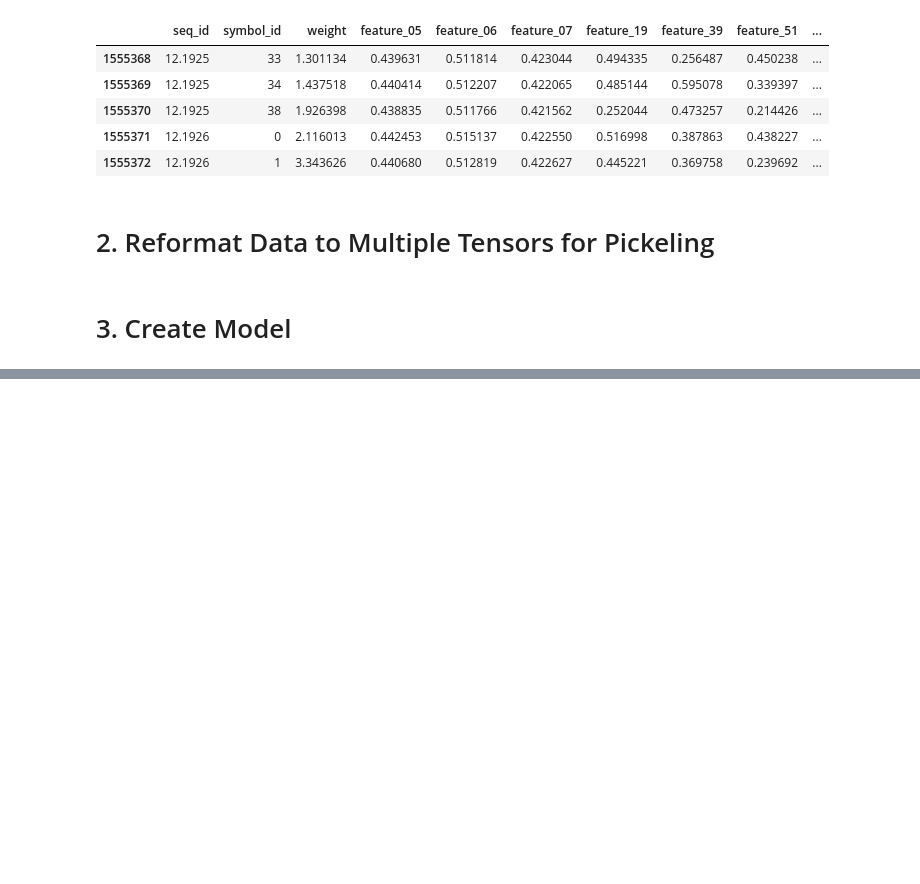
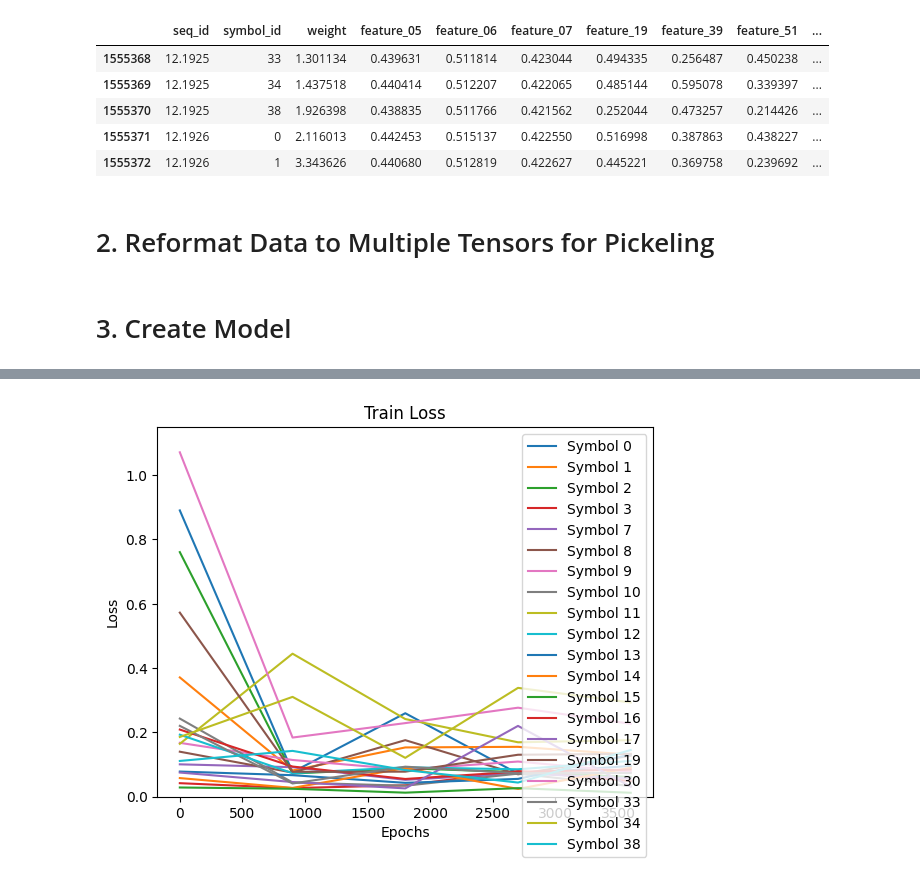
Before and after one commit to afan104/jane_street_stock_market_lstm, a Jupyter notebook: new.ipynb, the cells around one changed output, grey strips where cells are left out. Drawn from its saved outputs; the diff is of its cells as text; code cells hidden in the pictures; blank space fills up the shorter version.

Commit message:
model succcessfully trained

```diff
--- a/new.ipynb
+++ b/new.ipynb
@@ -239,8 +240,8 @@ class StockDataset(Dataset):
     def __len__(self): # number input output combos
         return len(self.data) - self.seq_len
     def __getitem__(self, idx):
-        x = self.data[idx:idx+self.seq_len,:11] # 1 to 11
-        y = self.data[idx+self.seq_len,11] # column 12
+        x = self.data[idx:idx+self.seq_len,:11]
+        y = self.data[idx+self.seq_len,:11]
         return x, y
 
 def get_dataloader(f, seq_len=100, batch_size=32):
@@ -251,7 +252,7 @@ def get_dataloader(f, seq_len=100, batch_size=32):
 # Train model
 seq_len = 100 # train 100 rows at a time
 no_cols = subset_n + 1 # 10 features + 1 weight
-seq_out_size = 1 # predict 1 rows at a time
+seq_out_size = 12 # predict 12 columns for 1 day
 batch_size = 32
 hidden_size = 128
 stock_lstm = LSTM(seq_len, no_cols, seq_out_size, hidden_size=hidden_size)
@@ -263,6 +264,10 @@ optimizer = optim.Adam(stock_lstm.parameters(), lr=lr)
 # Define loss function
 loss_fn = nn.MSELoss()
 
+# loss logger
+testing_rate = 900
+loss_log = {str(sym):[] for sym in symbols}
+
 for sym in symbols:
     print("Training for symbol", sym)
     # Load pickled data
@@ -272,13 +277,12 @@ for sym in symbols:
 
     epochs = len(train_dataloader) # Number of batches, i.e. Number of Examples / Batch Size
     for epoch in tqdm(range(epochs), "Training Epochs"):
-
         predictors_train, targets_train = next(train_dataloader_iterator)
         targets_train = targets_train.unsqueeze(1)
 
         # Define hidden and memory states
-        hidden_train = torch.zeros(1, batch_size, hidden_size)
-        memory_train = torch.zeros(1, batch_size, hidden_size)
+        hidden_train = torch.zeros(12, batch_size, hidden_size)
+        memory_train = torch.zeros(12, batch_size, hidden_size)
 
         # Train model
         stock_lstm.train()
@@ -298,7 +302,8 @@ for sym in symbols:
         hidden_train = hidden_train_new.detach() # so version is 0 when backpropagating
         memory_train = memory_train_new.detach()
 
-        if epoch % (epochs//4) == 0:
+        if epoch % testing_rate == 0:
+            tqdm.write("Evaluating")
             # Test model
             f_test = f"./data/pickled_data/symbol{sym}_test.pt"
             test_dataloader = get_dataloader(f_test, seq_len=seq_len, batch_size=batch_size)
@@ -308,17 +313,19 @@ for sym in symbols:
             stock_lstm.eval()
             with torch.no_grad():
                 total_loss = 0
-                for test_epoch in tqdm(range(test_batch_count), "Test Epoch"):
+                for test_epoch in range(test_batch_count):
                     predictors_test, targets_test = next(test_dataloader_iterator)
 
                     # Define hidden and memory states
-                    hidden_test = torch.zeros(1, batch_size, hidden_size)
-                    memory_test = torch.zeros(1, batch_size, hidden_size)
+                    hidden_test = torch.zeros(12, batch_size, hidden_size)
+                    memory_test = torch.zeros(12, batch_size, hidden_size)
 
                     outputs_test, hidden_test, memory_test = stock_lstm(predictors_test, hidden_test, memory_test)
                     batch_test_loss = loss_fn(outputs_test, targets_test)
                     total_loss += batch_test_loss.item()
                 test_loss = total_loss / test_batch_count
+
+                loss_log[str(sym)].append((loss.item(), test_loss))
                 tqdm.write(f"Epoch {epoch + 1}, Symbol {sym}, Train Loss: {loss.item()}")
                 tqdm.write(f"Epoch {epoch + 1}, Symbol {sym}, Test Loss: {test_loss}")
 print("Done :)")
@@ -351,0 +502,15 @@ Epoch 1, Symbol 2, Test Loss: 0.009312709163269095
+# %%
+# plot train loss for each symbol
+x = [i*900+1 for i in range(5)]
+for sym in symbols:
+    y = [x[0] for x in loss_log[str(sym)]]
+    plt.plot(x, y, label=f"Symbol {sym}")
+# have legend on top right
+plt.legend(loc="upper right")
+plt.ylim(0, 1.15)
+plt.title("Train Loss")
+plt.xlabel("Epochs")
+plt.ylabel("Loss")
+plt.show()
+# %% [output]
+[figure, added]
```
Also changed, not shown: parts of 5 cells of this notebook, 3 other files.
